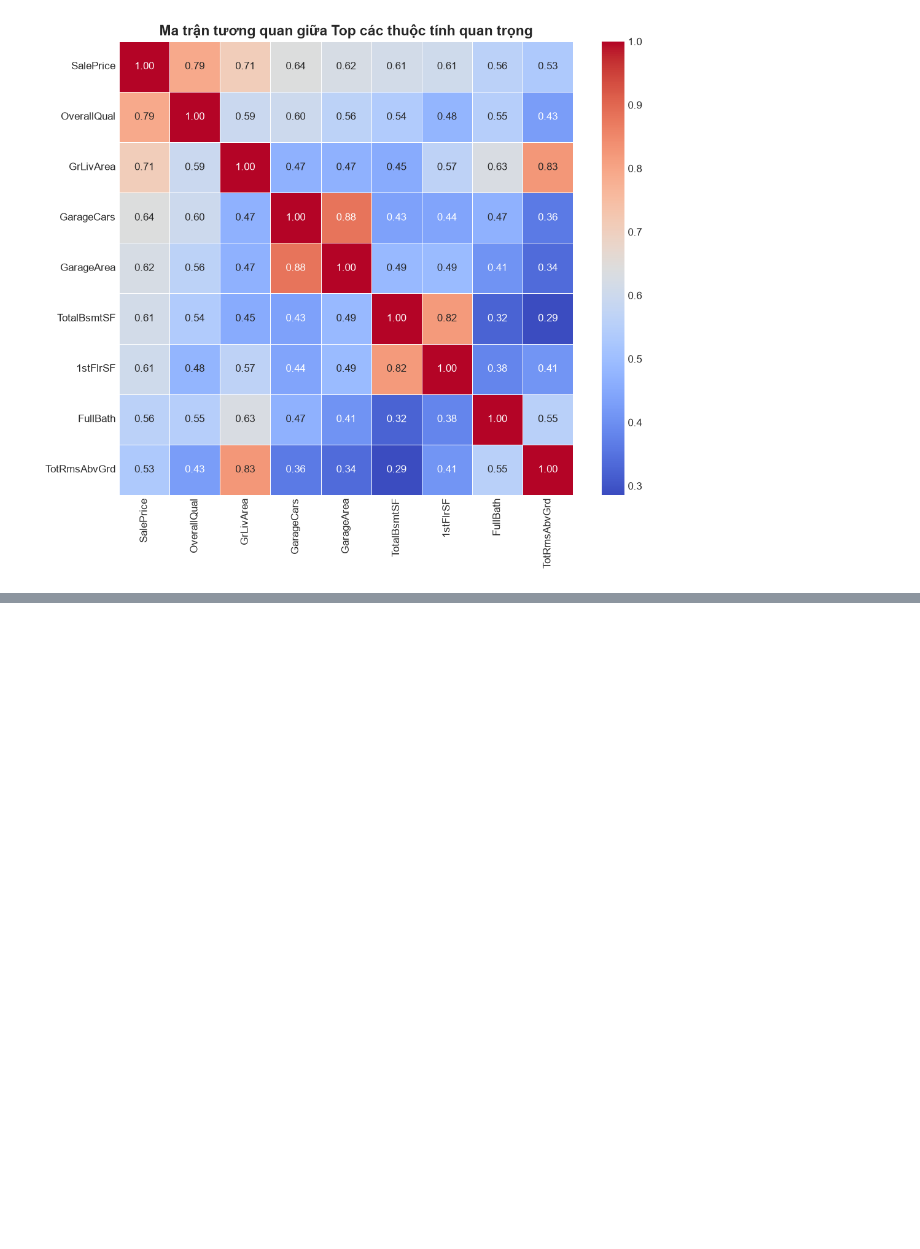
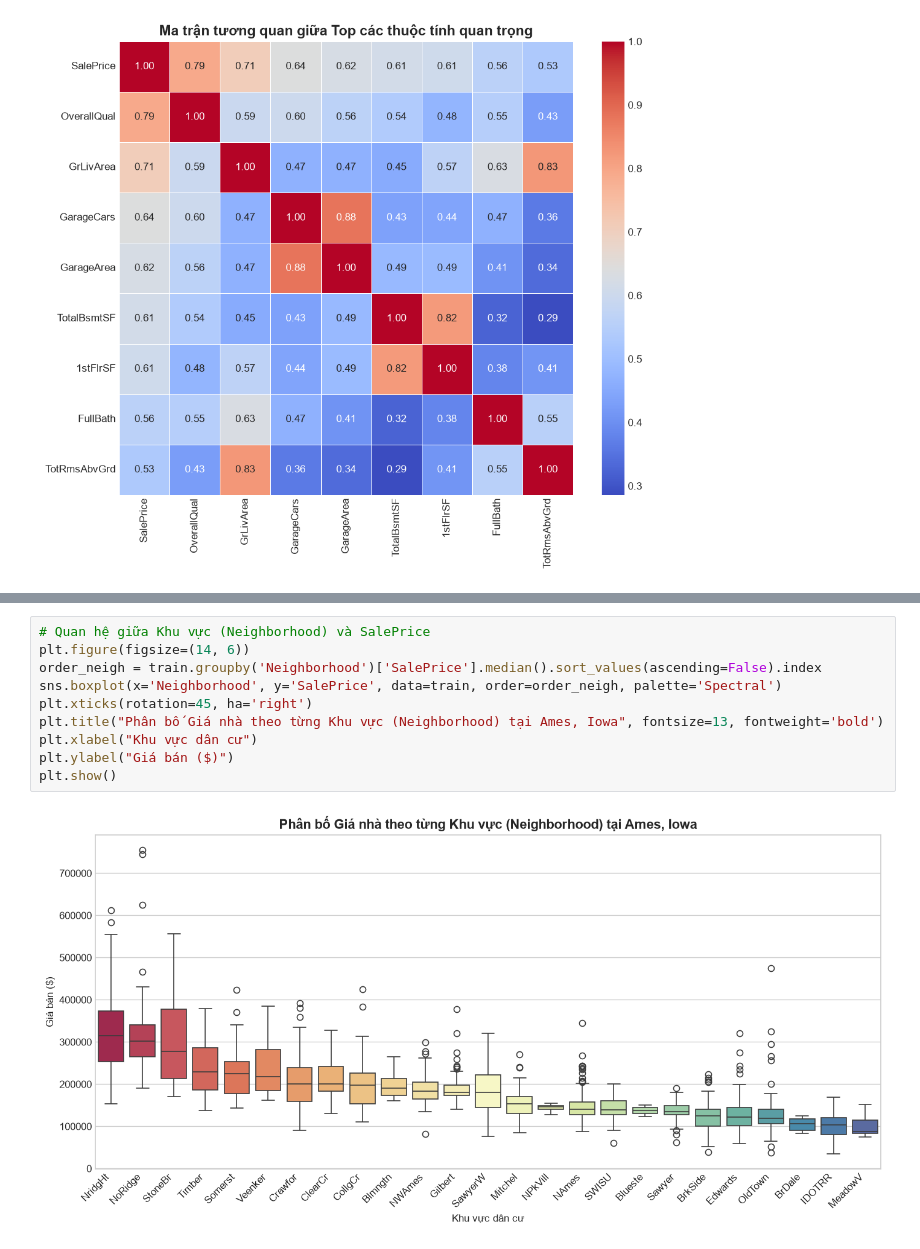
Before and after one commit to JaseSous/ml_group, a Jupyter notebook: Lab/Lab03/Lab03_EDA_house_prices.ipynb, the cells around one changed output, grey strips where cells are left out. Cells and saved outputs as stored; diff of their text form; blank space fills up the shorter version.

```diff
--- a/Lab/Lab03/Lab03_EDA_house_prices.ipynb
+++ b/Lab/Lab03/Lab03_EDA_house_prices.ipynb
@@ -189,0 +209,12 @@ plt.show()
+# %%
+# Quan hệ giữa Khu vực (Neighborhood) và SalePrice
+plt.figure(figsize=(14, 6))
+order_neigh = train.groupby('Neighborhood')['SalePrice'].median().sort_values(ascending=False).index
+sns.boxplot(x='Neighborhood', y='SalePrice', data=train, order=order_neigh, palette='Spectral')
+plt.xticks(rotation=45, ha='right')
+plt.title("Phân bố Giá nhà theo từng Khu vực (Neighborhood) tại Ames, Iowa", fontsize=13, fontweight='bold')
+plt.xlabel("Khu vực dân cư")
+plt.ylabel("Giá bán ($)")
+plt.show()
+# %% [output]
+[figure, added]
```
Also changed, not shown: parts of 6 cells of this notebook.
